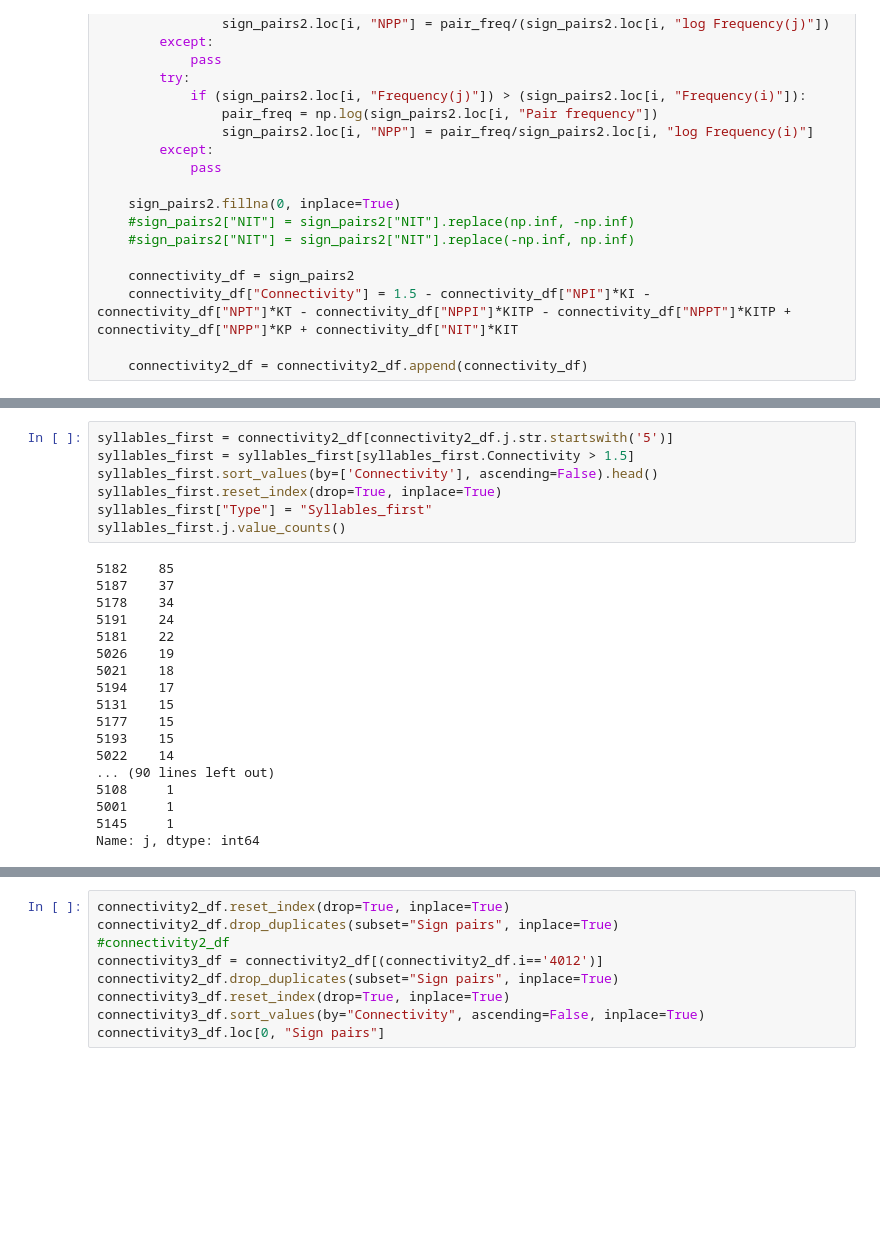
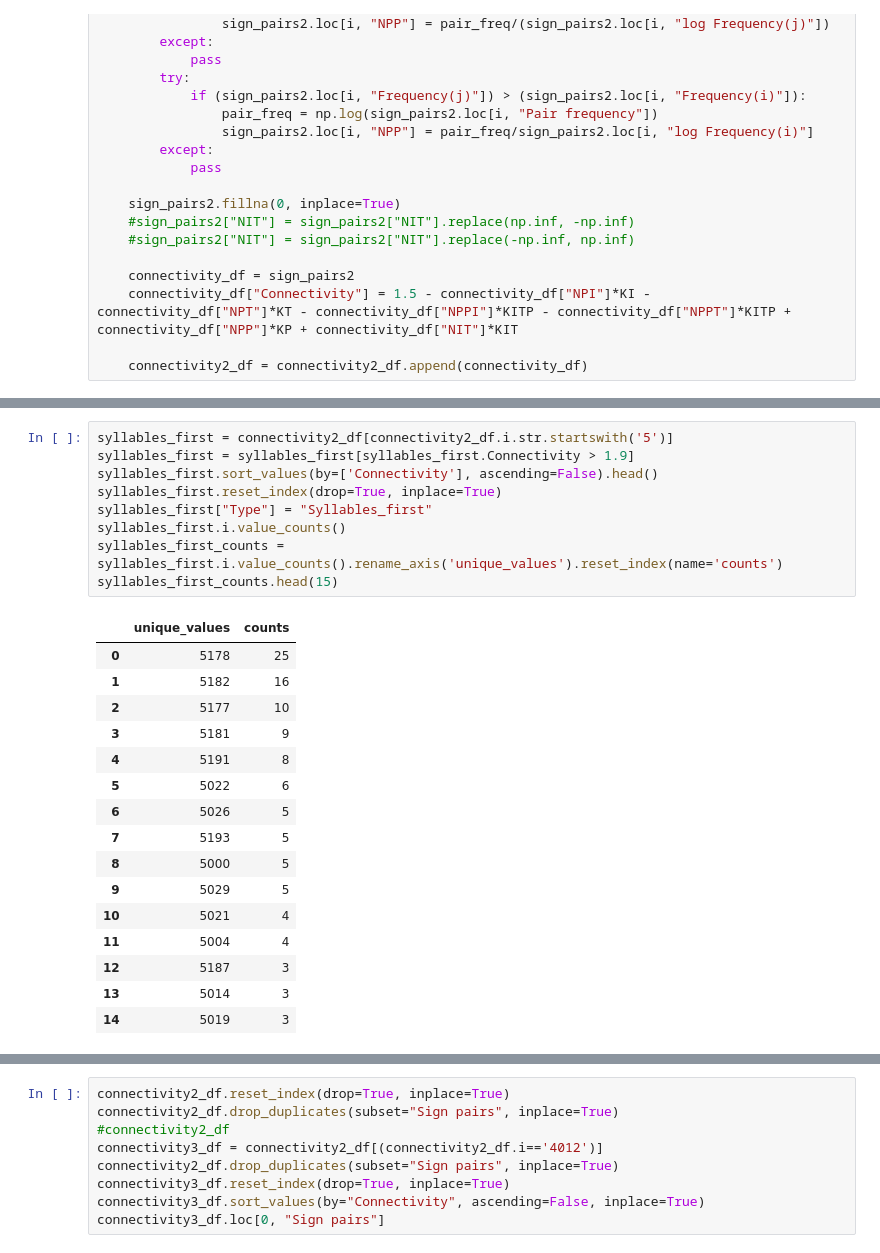
Before and after one commit to Kee2u/Deciphering_the_Indus_Valley_Script, a Jupyter notebook: Statistical_Analysis/Multivariate_Segmentation.ipynb, the cells around one changed output, grey strips where cells are left out. Saved outputs shown, nothing was run; the diff lists cells and outputs as text; blank space fills up the shorter version.

```diff
--- a/Statistical_Analysis/Multivariate_Segmentation.ipynb
+++ b/Statistical_Analysis/Multivariate_Segmentation.ipynb
@@ -651,25 +645,26 @@ connectivity2_df.head()
 # %%
-syllables_first = connectivity2_df[connectivity2_df.j.str.startswith('5')]
-syllables_first = syllables_first[syllables_first.Connectivity > 1.5]
+syllables_first = connectivity2_df[connectivity2_df.i.str.startswith('5')]
+syllables_first = syllables_first[syllables_first.Connectivity > 1.9]
 syllables_first.sort_values(by=['Connectivity'], ascending=False).head()
 syllables_first.reset_index(drop=True, inplace=True)
 syllables_first["Type"] = "Syllables_first"
-syllables_first.j.value_counts()
+syllables_first.i.value_counts()
+syllables_first_counts = syllables_first.i.value_counts().rename_axis('unique_values').reset_index(name='counts')
+syllables_first_counts.head(15)
 # %% [output]
-5182    85
-5187    37
-5178    34
-5191    24
-5181    22
-5026    19
-5021    18
-5194    17
-5131    15
-5177    15
-5193    15
-5022    14
-... (90 lines left out)
-5108     1
-5001     1
-5145     1
-Name: j, dtype: int64
+|  | unique_values | counts |
+| 0 | 5178 | 25 |
+| 1 | 5182 | 16 |
+| 2 | 5177 | 10 |
+| 3 | 5181 | 9 |
+| 4 | 5191 | 8 |
+| 5 | 5022 | 6 |
+| 6 | 5026 | 5 |
+| 7 | 5193 | 5 |
+| 8 | 5000 | 5 |
+| 9 | 5029 | 5 |
+| 10 | 5021 | 4 |
+| 11 | 5004 | 4 |
+| 12 | 5187 | 3 |
+| 13 | 5014 | 3 |
+| 14 | 5019 | 3 |
```
Also changed, not shown: parts of 13 cells of this notebook.
